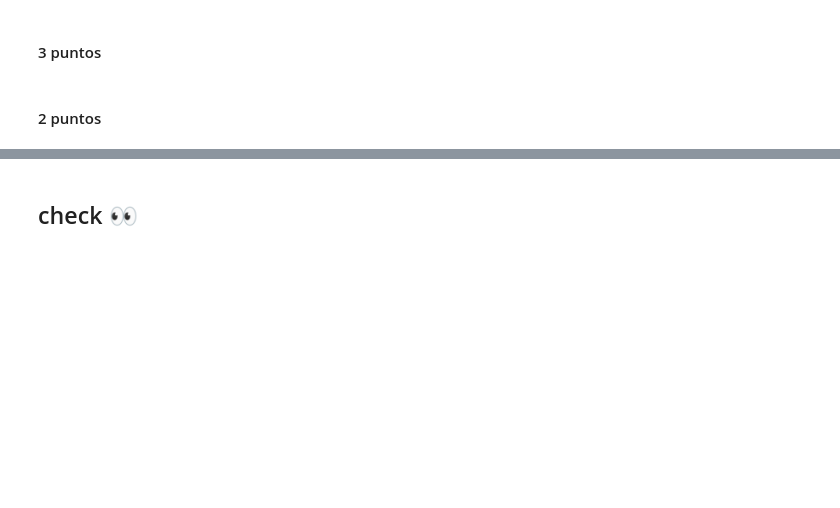
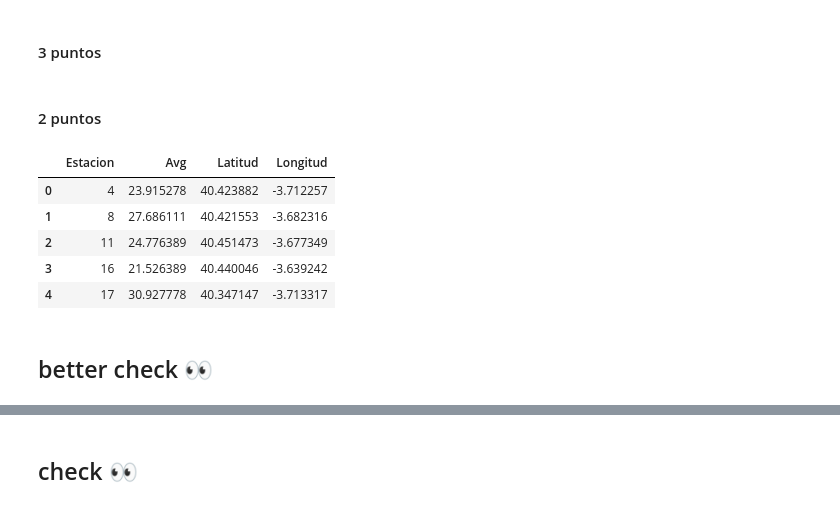
Before and after one commit to charlieciordia/AQ-MAD, a Jupyter notebook: notebook/AQ.ipynb, the cells around one changed output, grey strips where cells are left out. Saved outputs shown, nothing was run; the diff lists cells and outputs as text; code cells hidden in the pictures; blank space fills up the shorter version.

```diff
--- a/notebook/AQ.ipynb
+++ b/notebook/AQ.ipynb
@@ -353,0 +356,11 @@ prueba_map = pd.concat([prueba_map, nuevo_registro_df], ignore_index=True)
+# %%
+prueba_map.head()
+# %% [output]
+|  | Estacion | Avg | Latitud | Longitud |
+| 0 | 4 | 23.915278 | 40.423882 | -3.712257 |
+| 1 | 8 | 27.686111 | 40.421553 | -3.682316 |
+| 2 | 11 | 24.776389 | 40.451473 | -3.677349 |
+| 3 | 16 | 21.526389 | 40.440046 | -3.639242 |
+| 4 | 17 | 30.927778 | 40.347147 | -3.713317 |
+# %% [markdown]
+## better check 👀
```
Also changed, not shown: parts of 13 cells of this notebook, 17 other files.
